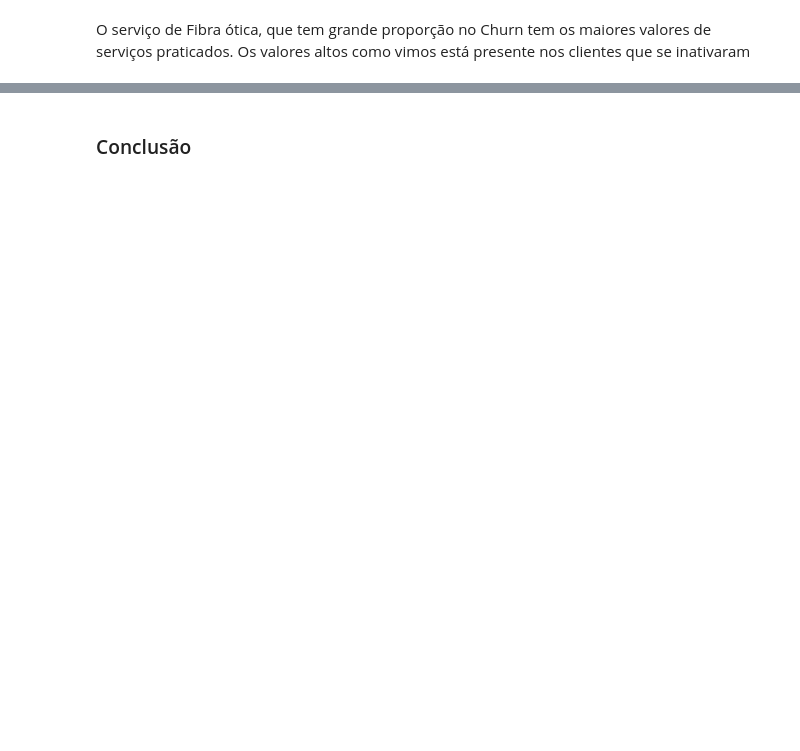
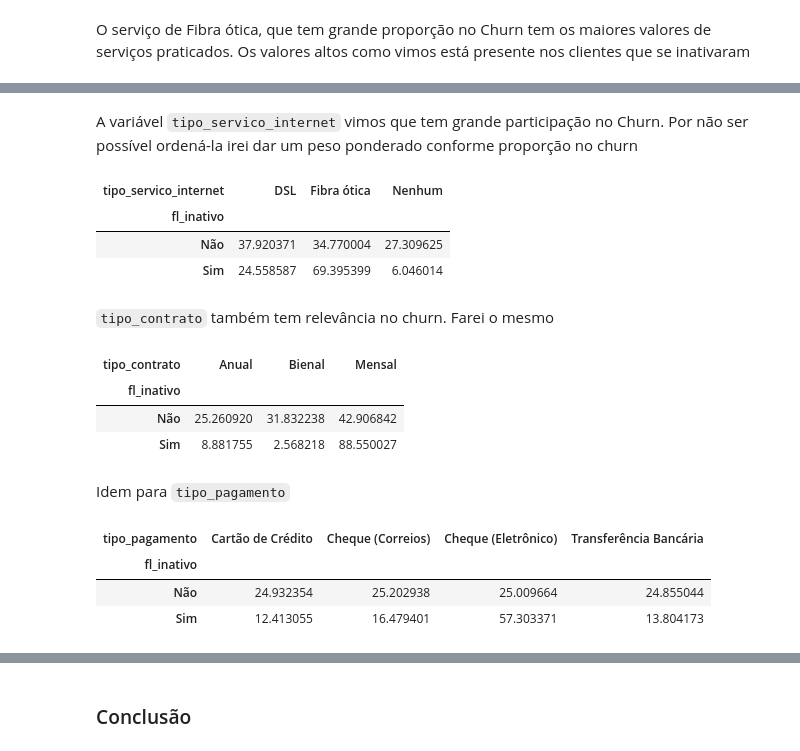
Before and after one commit to exata0mente/Challenge-Data-Science-Allura, a Jupyter notebook: Semana 2/Base de Dados - Visualização.ipynb, the cells around one changed output, grey strips where cells are left out. Drawn from its saved outputs; the diff is of its cells as text; code cells hidden in the pictures; blank space fills up the shorter version.

```diff
--- a/Semana 2/Base de Dados - Visualização.ipynb
+++ b/Semana 2/Base de Dados - Visualização.ipynb
@@ -328,0 +363,9 @@ sns.catplot(data=df_churn.query("tipo_servico_internet == 'Fibra ótica'"),
+# %% [markdown]
+A variável `tipo_servico_internet` vimos que tem grande participação no Churn. Por não ser possível ordená-la irei dar um peso ponderado conforme proporção no churn
+# %%
+pd.crosstab(index = df_churn['fl_inativo'], columns = df_churn['tipo_servico_internet'], normalize = 'index') * 100
+# %% [output]
+| tipo_servico_internet | DSL | Fibra ótica | Nenhum |
+| fl_inativo |  |  |  |
+| Não | 37.920371 | 34.770004 | 27.309625 |
+| Sim | 24.558587 | 69.395399 | 6.046014 |
@@ -328,0 +375,9 @@ sns.catplot(data=df_churn.query("tipo_servico_internet == 'Fibra ótica'"),
+# %% [markdown]
+`tipo_contrato` também tem relevância no churn. Farei o mesmo
+# %%
+pd.crosstab(index = df_churn['fl_inativo'], columns = df_churn['tipo_contrato'], normalize = 'index') * 100
+# %% [output]
+| tipo_contrato | Anual | Bienal | Mensal |
+| fl_inativo |  |  |  |
+| Não | 25.260920 | 31.832238 | 42.906842 |
+| Sim | 8.881755 | 2.568218 | 88.550027 |
@@ -328,0 +387,9 @@ sns.catplot(data=df_churn.query("tipo_servico_internet == 'Fibra ótica'"),
+# %% [markdown]
+Idem para `tipo_pagamento`
+# %%
+pd.crosstab(index = df_churn['fl_inativo'], columns = df_churn['tipo_pagamento'], normalize = 'index') * 100
+# %% [output]
+| tipo_pagamento | Cartão de Crédito | Cheque (Correios) | Cheque (Eletrônico) | Transferência Bancária |
+| fl_inativo |  |  |  |  |
+| Não | 24.932354 | 25.202938 | 25.009664 | 24.855044 |
+| Sim | 12.413055 | 16.479401 | 57.303371 | 13.804173 |
```
Also changed, not shown: parts of 17 cells of this notebook.
